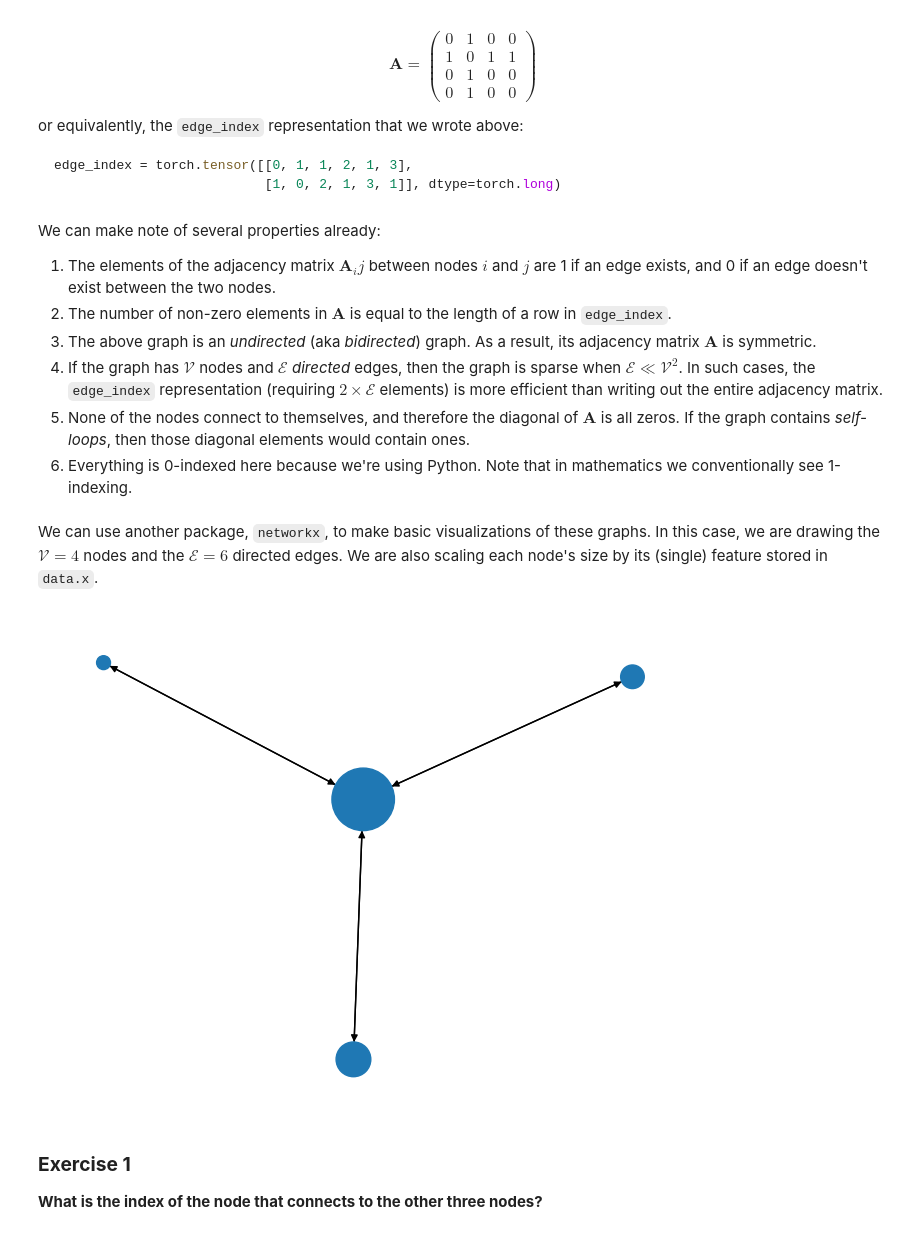
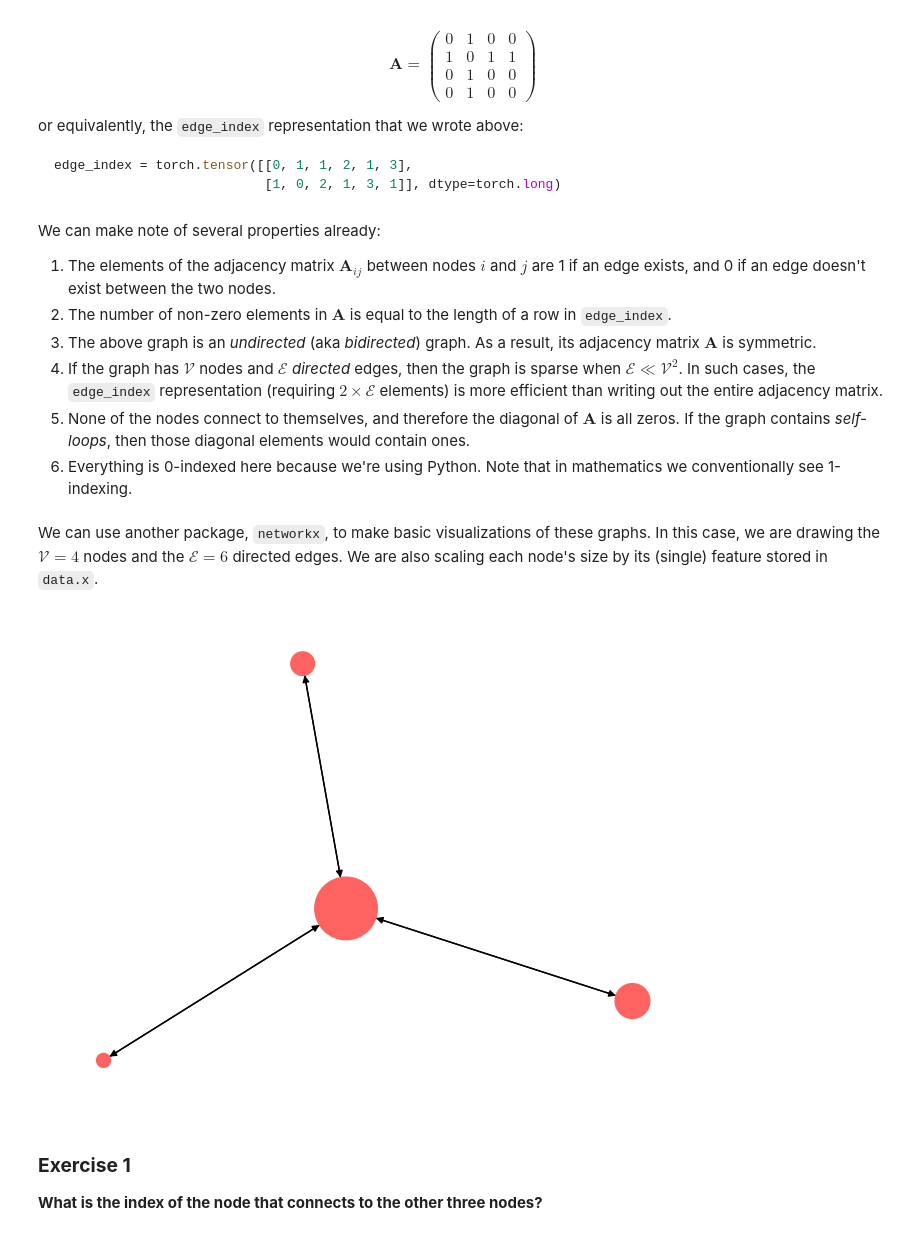
Before and after one commit to LSSTC-DSFP/Session-19, a Jupyter notebook: day4/Graph Neural Networks.ipynb, the cells around one changed output. Saved outputs shown, nothing was run; the diff lists cells and outputs as text; code cells hidden in the pictures.

````diff
--- a/day4/Graph Neural Networks.ipynb
+++ b/day4/Graph Neural Networks.ipynb
@@ -229,7 +245,7 @@ edge_index = torch.tensor([[0, 1, 1, 2, 1, 3],
 ```
 # %% [markdown]
 We can make note of several properties already:
-1. The elements of the adjacency matrix $\mathbf{A}_ij$ between nodes $i$ and $j$ are 1 if an edge exists, and 0 if an edge doesn't exist between the two nodes.
+1. The elements of the adjacency matrix $\mathbf{A}_{ij}$ between nodes $i$ and $j$ are 1 if an edge exists, and 0 if an edge doesn't exist between the two nodes.
 2. The number of non-zero elements in $\mathbf{A}$ is equal to the length of a row in `edge_index`.
 3. The above graph is an *undirected* (aka *bidirected*) graph. As a result, its adjacency matrix $\mathbf{A}$ is symmetric.
 4. If the graph has $\mathcal{V}$ nodes and $\mathcal{E}$ *directed* edges, then the graph is sparse when $\mathcal{E} \ll \mathcal{V}^2$. In such cases, the `edge_index` representation (requiring $2 \times \mathcal{E}$ elements) is more efficient than writing out the entire adjacency matrix.
@@ -239,9 +255,9 @@ We can make note of several properties already:
 We can use another package, `networkx`, to make basic visualizations of these graphs. In this case, we are drawing the $\mathcal{V} = 4$ nodes and the $\mathcal{E} = 6$ directed edges. We are also scaling each node's size by its (single) feature stored in `data.x`.
 # %%
 nxGraph = to_networkx(data)
-nx.draw(nxGraph, node_size=(10*data.x)**2)
+nx.draw(nxGraph, node_size=(10*data.x)**2, node_color="#ff6361")
 # %% [output]
-[figure, old version]
+[figure, new version]
 # %% [markdown]
 ### **Exercise 1**
 **What is the index of the node that connects to the other three nodes?**
````
Also changed, not shown: parts of 33 cells of this notebook.
